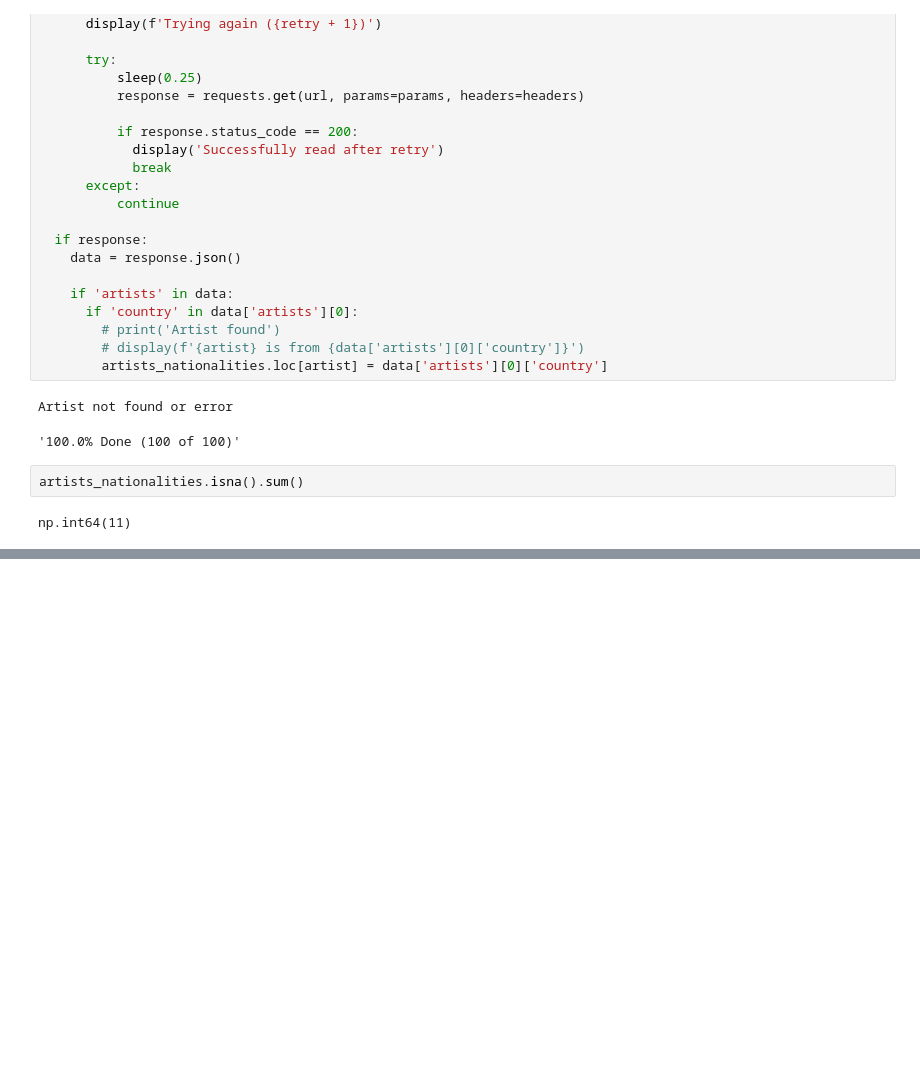
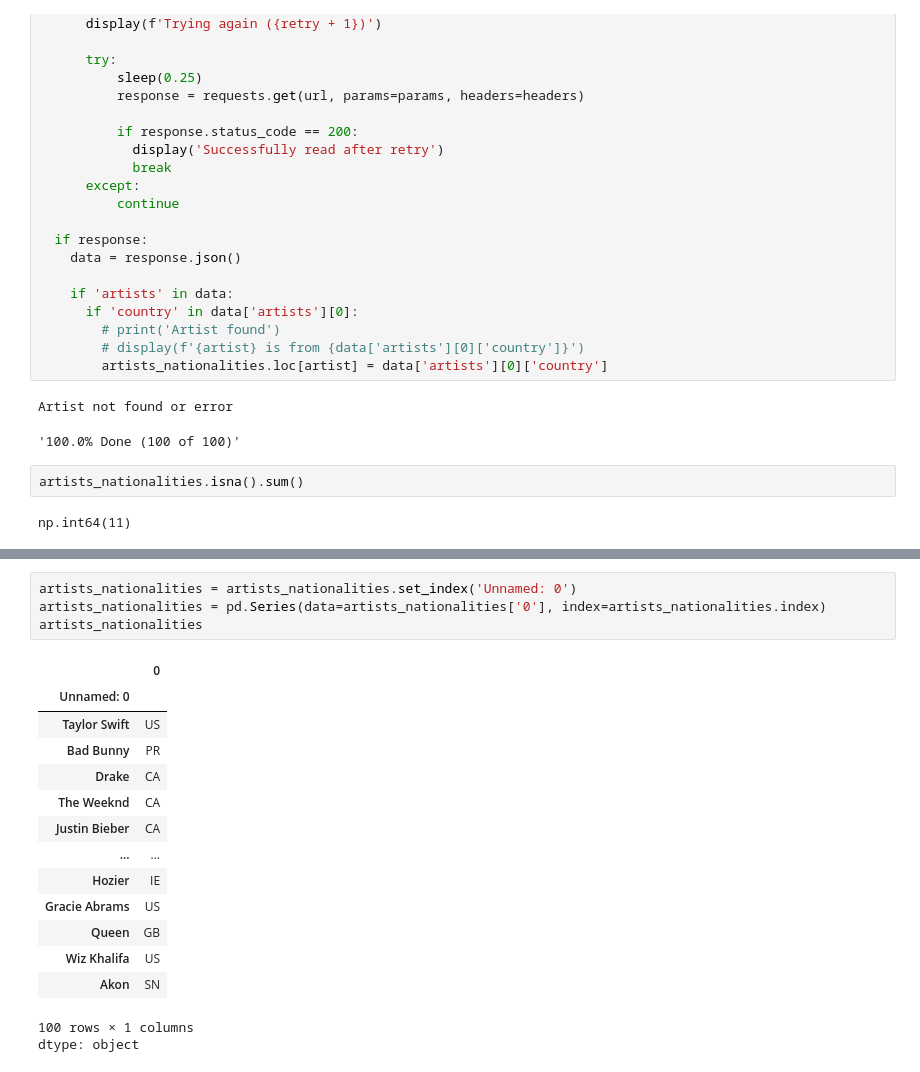
Before and after one commit to prokope/learning-data-science, a Jupyter notebook: eda.ipynb, the cells around one changed output, grey strips where cells are left out. Saved outputs shown, nothing was run; the diff lists cells and outputs as text; blank space fills up the shorter version.

```diff
--- a/eda.ipynb
+++ b/eda.ipynb
@@ -715 +715,21 @@ ValueError: 2
+# %%
+artists_nationalities = artists_nationalities.set_index('Unnamed: 0')
+artists_nationalities = pd.Series(data=artists_nationalities['0'], index=artists_nationalities.index)
+artists_nationalities
+# %% [output]
+|  | 0 |
+| Unnamed: 0 |  |
+| Taylor Swift | US |
+| Bad Bunny | PR |
+| Drake | CA |
+| The Weeknd | CA |
+| Justin Bieber | CA |
+| ... | ... |
+| Hozier | IE |
+| Gracie Abrams | US |
+| Queen | GB |
+| Wiz Khalifa | US |
+| Akon | SN |
+100 rows × 1 columns
+dtype: object
 # %%
```
Also changed, not shown: parts of 15 cells of this notebook.
